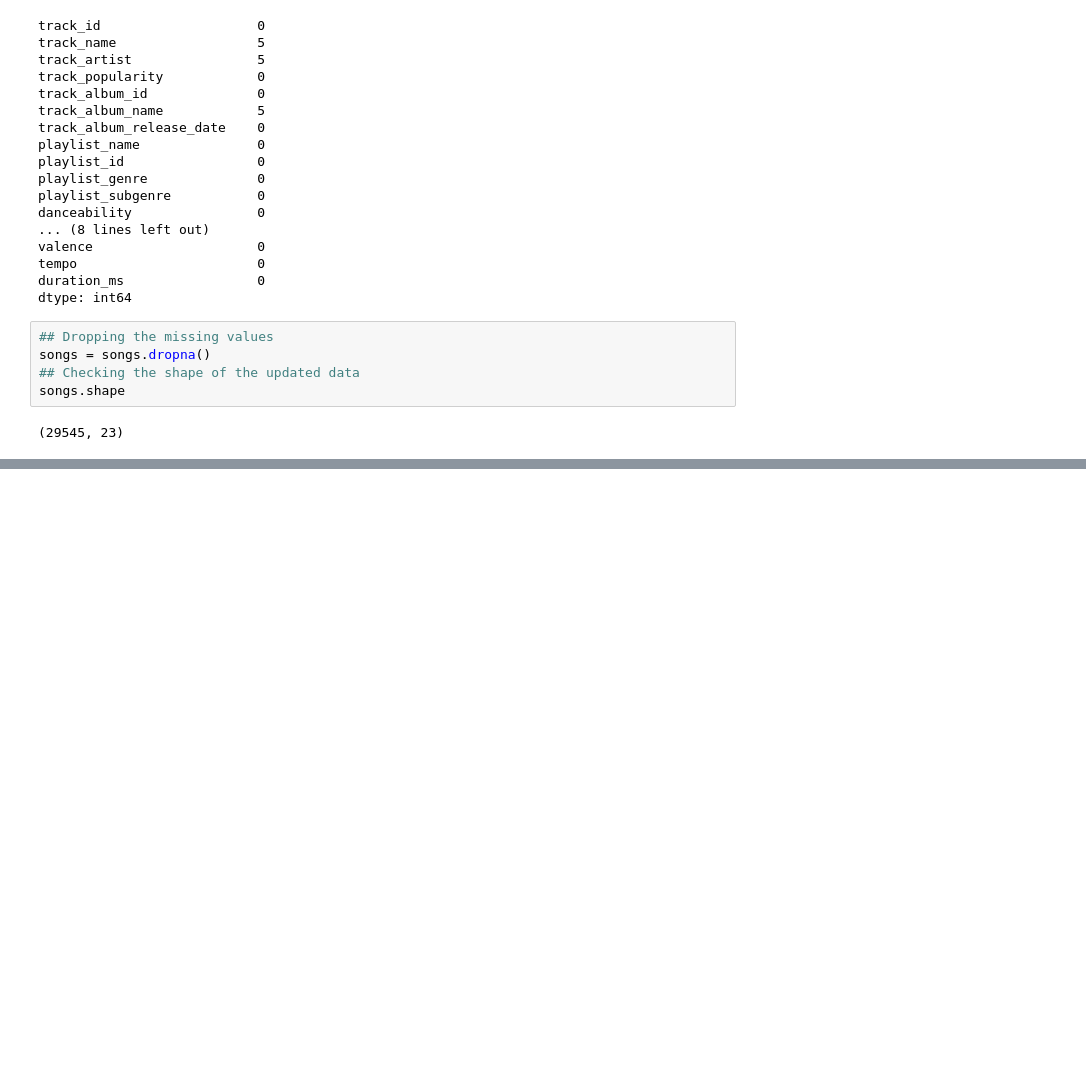
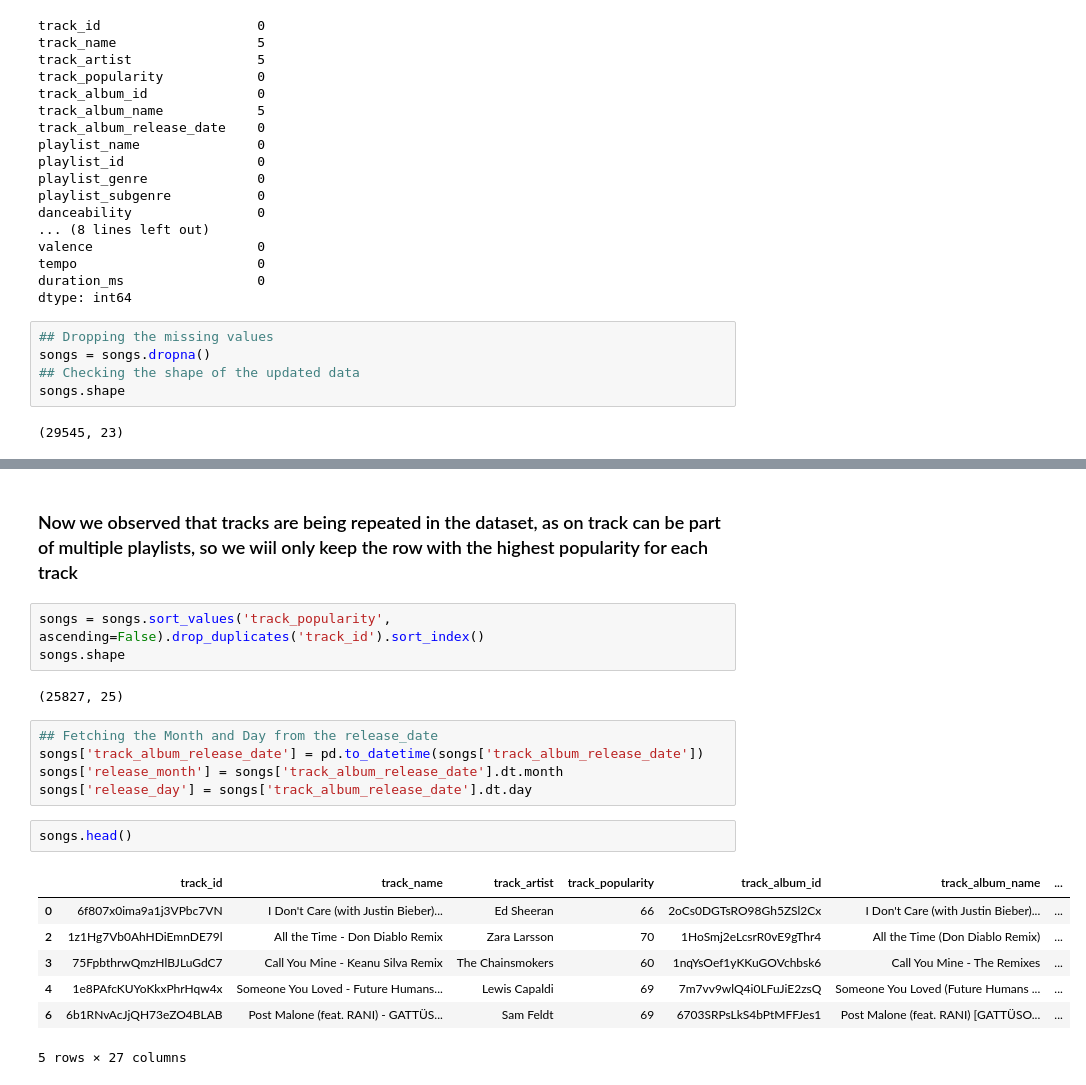
Before and after one commit to McGill-MMA-EnterpriseAnalytics/Spotify-Music, a Jupyter notebook: scratch/Data_Preprocessing.ipynb, the cells around one changed output, grey strips where cells are left out. Drawn from its saved outputs; the diff is of its cells as text; blank space fills up the shorter version.

```diff
--- a/scratch/Data_Preprocessing.ipynb
+++ b/scratch/Data_Preprocessing.ipynb
@@ -80,0 +91,22 @@ songs.shape
+# %% [markdown]
+### Now we observed that tracks are being repeated in the dataset, as on track can be part of multiple playlists, so we wiil only keep the row with the highest popularity for each track
+# %%
+songs = songs.sort_values('track_popularity', ascending=False).drop_duplicates('track_id').sort_index()
+songs.shape
+# %% [output]
+(25827, 25)
+# %%
+## Fetching the Month and Day from the release_date
+songs['track_album_release_date'] = pd.to_datetime(songs['track_album_release_date'])
+songs['release_month'] = songs['track_album_release_date'].dt.month
+songs['release_day'] = songs['track_album_release_date'].dt.day
+# %%
+songs.head()
+# %% [output]
+|  | track_id | track_name | track_artist | track_popularity | track_album_id | track_album_name | ... |
+| 0 | 6f807x0ima9a1j3VPbc7VN | I Don't Care (with Justin Bieber)... | Ed Sheeran | 66 | 2oCs0DGTsRO98Gh5ZSl2Cx | I Don't Care (with Justin Bieber)... | ... |
+| 2 | 1z1Hg7Vb0AhHDiEmnDE79l | All the Time - Don Diablo Remix | Zara Larsson | 70 | 1HoSmj2eLcsrR0vE9gThr4 | All the Time (Don Diablo Remix) | ... |
+| 3 | 75FpbthrwQmzHlBJLuGdC7 | Call You Mine - Keanu Silva Remix | The Chainsmokers | 60 | 1nqYsOef1yKKuGOVchbsk6 | Call You Mine - The Remixes | ... |
+| 4 | 1e8PAfcKUYoKkxPhrHqw4x | Someone You Loved - Future Humans... | Lewis Capaldi | 69 | 7m7vv9wlQ4i0LFuJiE2zsQ | Someone You Loved (Future Humans ... | ... |
+| 6 | 6b1RNvAcJjQH73eZO4BLAB | Post Malone (feat. RANI) - GATTÜS... | Sam Feldt | 69 | 6703SRPsLkS4bPtMFFJes1 | Post Malone (feat. RANI) [GATTÜSO... | ... |
+5 rows × 27 columns
```
Also changed, not shown: parts of 21 cells of this notebook.
